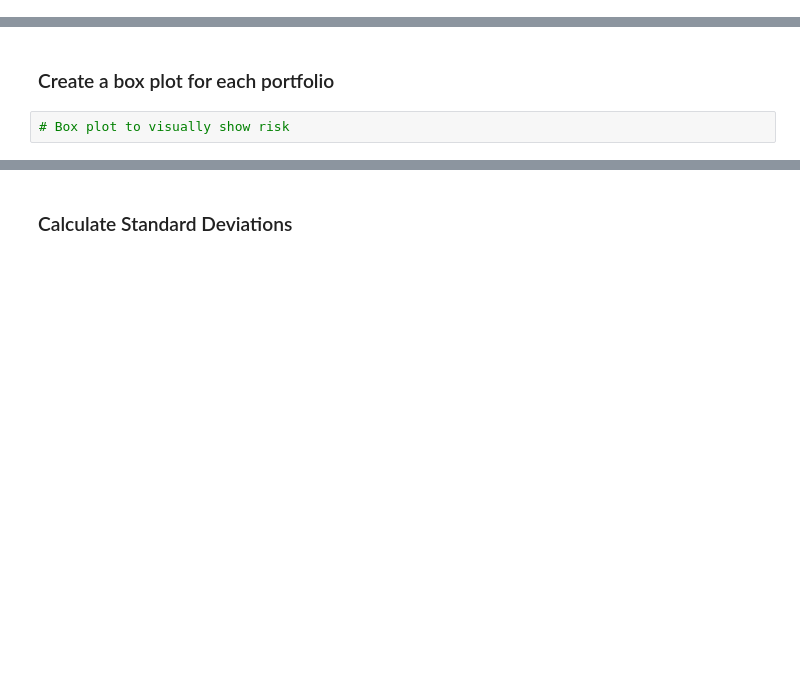
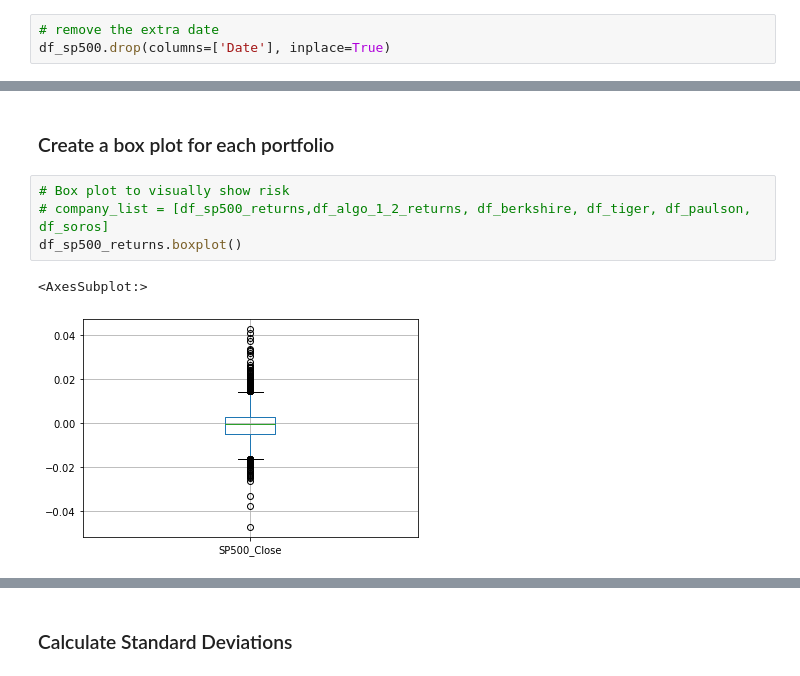
Before and after one commit to tibales1/umn_homework_pandas, a Jupyter notebook: Starter_Code/whale_analysis.ipynb, the cells around one changed output, grey strips where cells are left out. Cells and saved outputs as stored; diff of their text form; blank space fills up the shorter version.

```diff
--- a/Starter_Code/whale_analysis.ipynb
+++ b/Starter_Code/whale_analysis.ipynb
@@ -220,2 +274,5 @@ df_sp500.head()
+# %%
+# remove the extra date
+df_sp500.drop(columns=['Date'], inplace=True)
 # %%
 # Calculate Daily Returns
@@ -278,3 +360,8 @@ Determine the _risk_ of each portfolio:
 ### Create a box plot for each portfolio
 # %%
 # Box plot to visually show risk
+# company_list = [df_sp500_returns,df_algo_1_2_returns, df_berkshire, df_tiger, df_paulson, df_soros]
+df_sp500_returns.boxplot()
+# %% [output]
+<AxesSubplot:>
+[figure, added]
```
Also changed, not shown: parts of 82 cells of this notebook.
